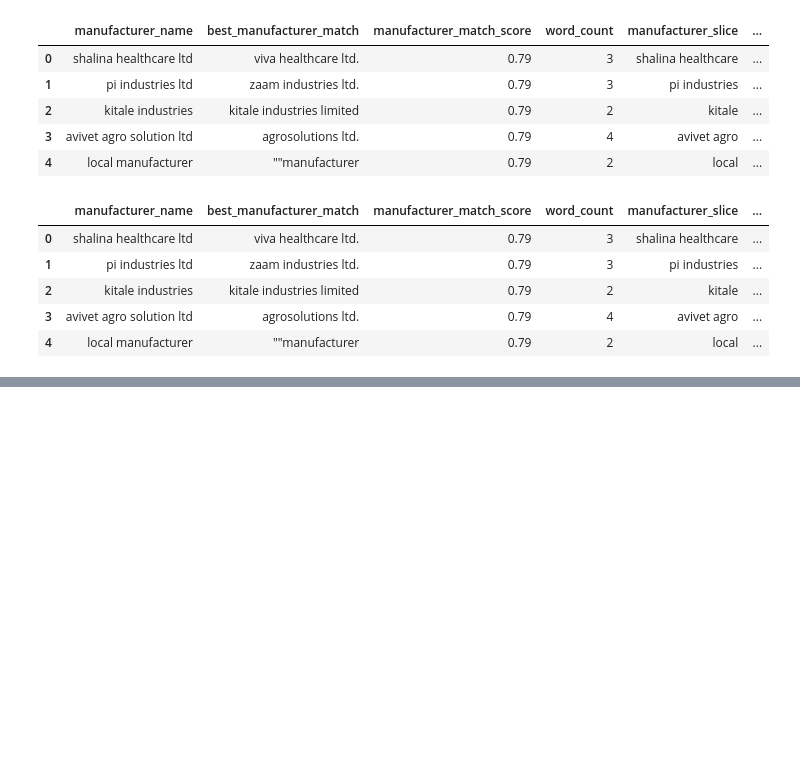
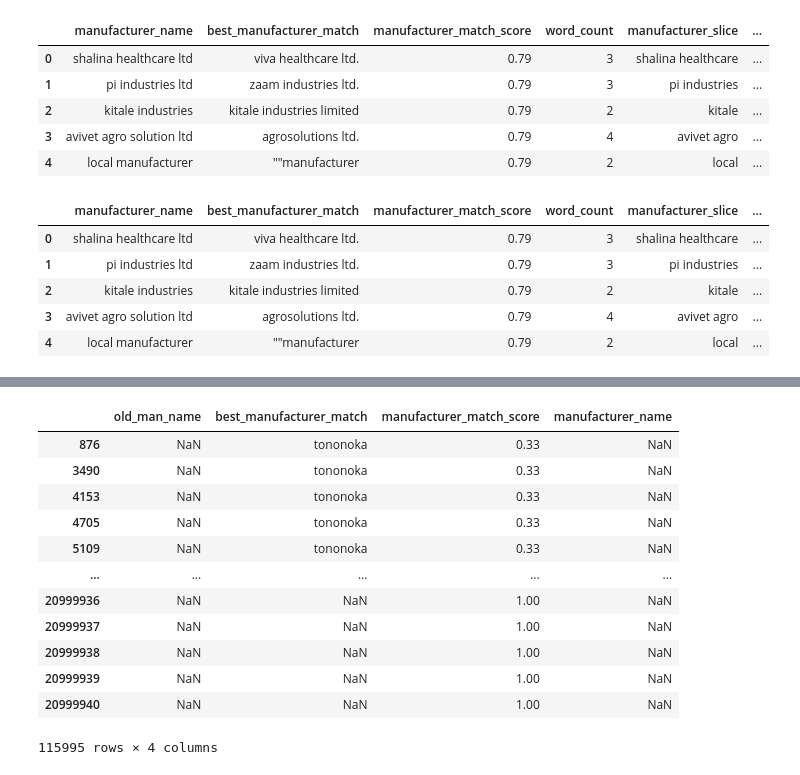
Before and after one commit to natbernard/Clustering-for-Product-Matching, a Jupyter notebook: model/string_matching_algorithm.ipynb, the cells around one changed output, grey strips where cells are left out. Drawn from its saved outputs; the diff is of its cells as text; code cells hidden in the pictures; blank space fills up the shorter version.

```diff
--- a/model/string_matching_algorithm.ipynb
+++ b/model/string_matching_algorithm.ipynb
@@ -526,0 +635,3 @@ df_non_dup.head()
+# %%
+df_man = pd.read_csv('/home/natasha/Documents/Iprocure/Clustering-for-Product-Matching/data/final_clustered_manufacturers.csv')
+df_man
@@ -526,0 +652,3 @@ df_non_dup.head()
+# %%
+df_man = df_man.drop_duplicates(subset=['manufacturer_name'], keep='first')
+len(df_man)
@@ -526,0 +657,3 @@ df_non_dup.head()
+# %%
+df_man = df_man[['manufacturer_name', 'correct_match']]
+df_man
@@ -526,0 +676,16 @@ df_non_dup.head()
+# %%
+df_man[df_man['manufacturer_name'].isna()]
+# %% [output]
+|  | old_man_name | best_manufacturer_match | manufacturer_match_score | manufacturer_name |
+| 876 | NaN | tononoka | 0.33 | NaN |
+| 3490 | NaN | tononoka | 0.33 | NaN |
+| 4153 | NaN | tononoka | 0.33 | NaN |
+| 4705 | NaN | tononoka | 0.33 | NaN |
+| 5109 | NaN | tononoka | 0.33 | NaN |
+| ... | ... | ... | ... | ... |
+| 20999936 | NaN | NaN | 1.00 | NaN |
+| 20999937 | NaN | NaN | 1.00 | NaN |
+| 20999938 | NaN | NaN | 1.00 | NaN |
+| 20999939 | NaN | NaN | 1.00 | NaN |
+| 20999940 | NaN | NaN | 1.00 | NaN |
+115995 rows × 4 columns
```
Also changed, not shown: parts of 15 cells of this notebook.
